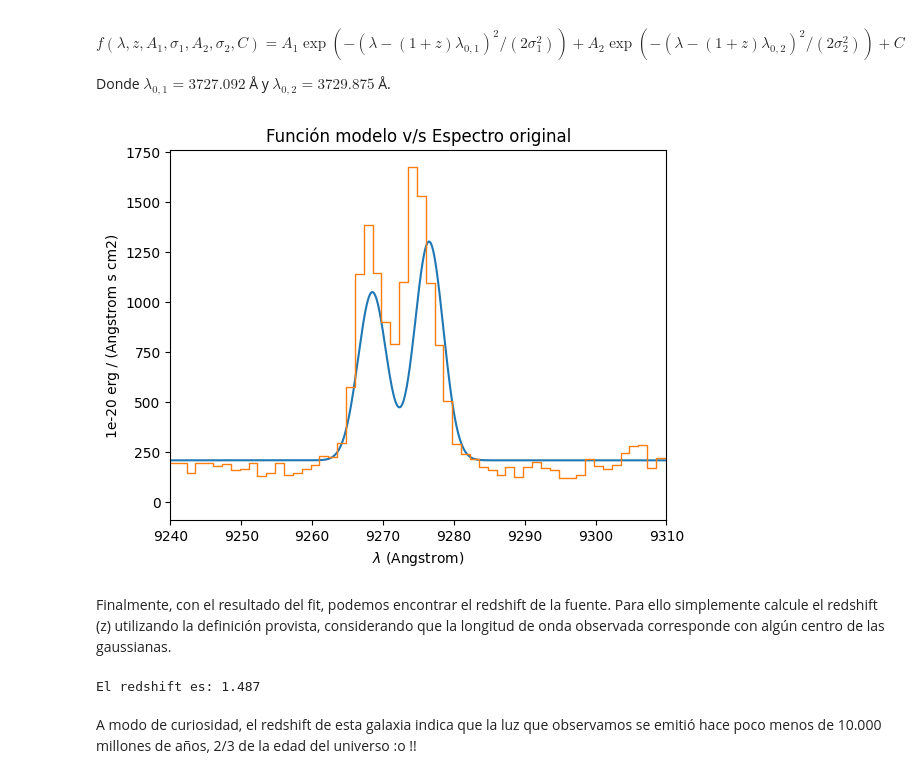
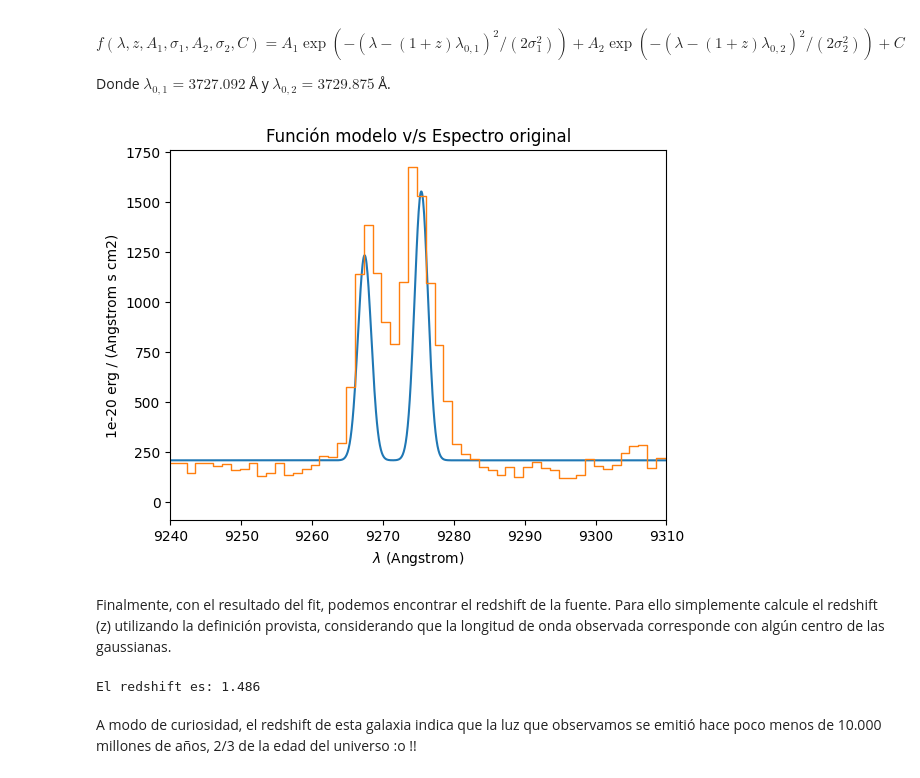
Before and after one commit to gustavocardoza/Tarea-4, a Jupyter notebook: Tarea4.ipynb, the cells around one changed output. Saved outputs shown, nothing was run; the diff lists cells and outputs as text; code cells hidden in the pictures.

```diff
--- a/Tarea4.ipynb
+++ b/Tarea4.ipynb
@@ -307,7 +307,9 @@ wratio: ratio entre los dos centros gaussianos
 3. El resultado deberían ser dos objetos de tipo obj.Gauss1D, utilice el método print_param() para mostrar los resultados de cada fit.
 # %%
 # Utilice el método gauss_dfit (solo utilizaremos un espectro de los antes calculados, no necesitamos los 4)
-fit1, fit2 = espectro_s0a.gauss_dfit(lmin=9240, lmax=9310, wratio=1.005)  # rellene con los parámetros adecuados
+wratio_0 = 9267.0 / 9275.0 # Longitudes de onda aproximadas
+
+fit1, fit2 = espectro_s0a.gauss_dfit(lmin=9240, lmax=9310, wratio=wratio_0)  # rellene con los parámetros adecuados
 
 # Haga el print de los parámetros del primer objeto Gauss1D (fit1) (utilice el método "print_param" para esto)
 print(fit1.print_param())
@@ -368,40 +370,36 @@ Donde $\lambda_{0,1} = 3727.092$ Å y $\lambda_{0,2} = 3729.875$ Å.
 # %%
 # Funcion f
 def funcion_modelo(rango, lambda_obs1, lambda_obs2, A1, sigma1, A2, sigma2, C):
     return (gaussian(rango, lambda_obs1, sigma1, A1) + gaussian(rango, lambda_obs2, sigma2, A2) + C)
 
 # Rango de longitud de onda
 lmin = 9240
 lmax = 9310
 rango = np.linspace(lmin, lmax, 1000)
 
 # Parametros fit1
-centro1 = 9272.5 - 4
+centro1 = 9267.41
 fwhm1 = fit1.fwhm
 peak1 = fit1.peak
 
 # Parametros fit2
-centro2 = 9272.5 + 4
+centro2 = 9275.41
 fwhm2 = fit2.fwhm
 peak2 = fit2.peak
 
 C = fit1.cont
 
 # Evaluar el modelo
 modelo = funcion_modelo(rango, centro2, centro1, peak1, fwhm1/2.355, peak2, fwhm2/2.355, C)
 
 # Inserte aquí su gráfico:
 plt.plot(rango, modelo, label = 'Modelo')
 espectro_s0a.plot(label='Espectro original')
 plt.xlim(9240, 9310)
 plt.title('Función modelo v/s Espectro original')
-'''
-plt.xlabel('$\lambda$ (Angstrom)')
-plt.ylabel('1e-20 erg / (angstrom s cm**2)')
-'''
 plt.show()
 # %% [output]
-[figure, old version]
+[figure, new version]
 # %% [markdown]
 Finalmente, con el resultado del fit, podemos encontrar el redshift de la fuente. Para ello simplemente calcule el redshift (z) utilizando la definición provista, considerando que la longitud de onda observada corresponde con algún centro de las gaussianas.
 # %%
@@ -412,7 +410,7 @@ lambda_obs0 = centro1
 z = lambda_obs0/lambda_0 - 1
 print('El redshift es: {:.3f}'.format(z))
 # %% [output]
-El redshift es: 1.487
+El redshift es: 1.486
 # %% [markdown]
 A modo de curiosidad, el redshift de esta galaxia indica que la luz que observamos se emitió hace poco menos de 10.000 millones de años, 2/3 de la edad del universo :o !!
 # %% [markdown]
```
Also changed, not shown: parts of 2 cells of this notebook.
